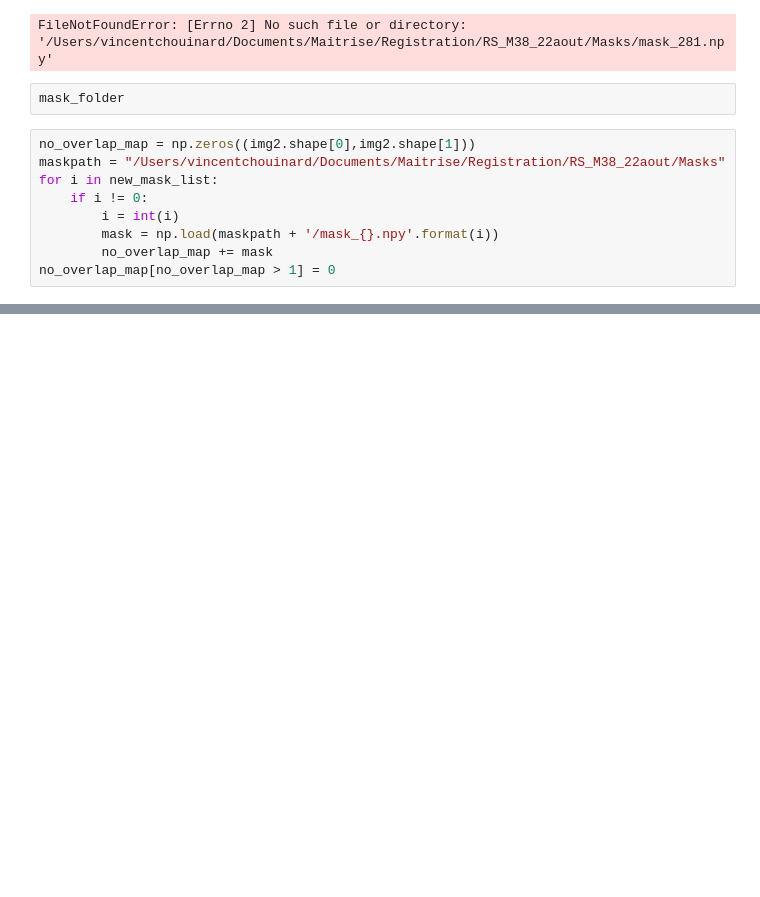
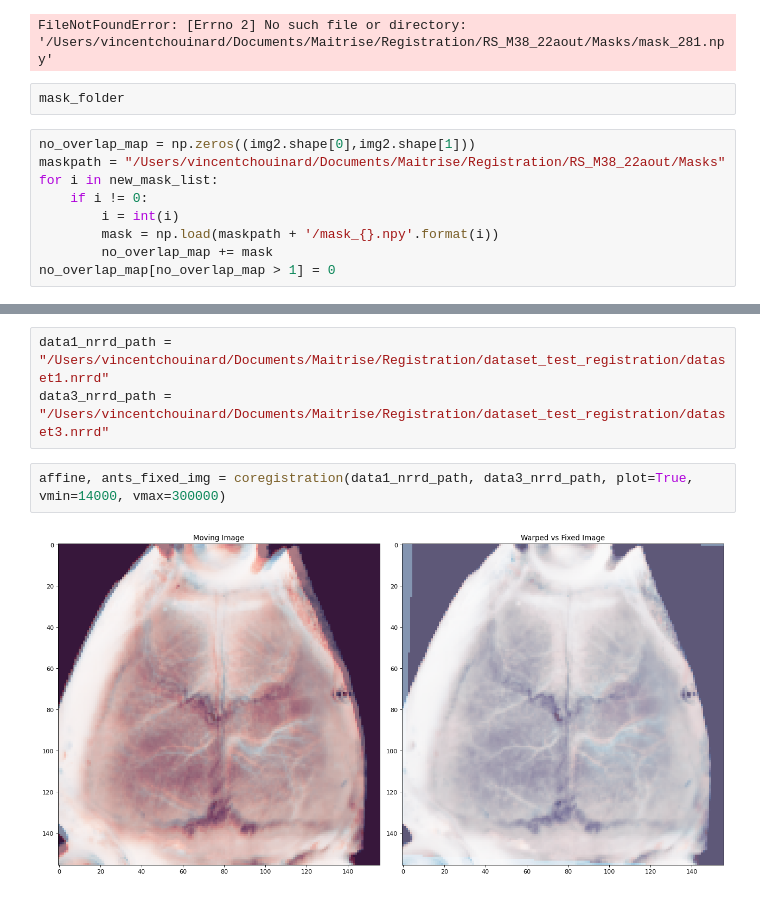
Before and after one commit to vincentpiano123/WideField, a Jupyter notebook: Registration.ipynb, the cells around one changed output, grey strips where cells are left out. Drawn from its saved outputs; the diff is of its cells as text; blank space fills up the shorter version.

```diff
--- a/Registration.ipynb
+++ b/Registration.ipynb
@@ -1202,0 +1363,7 @@ no_overlap_map[no_overlap_map > 1] = 0
+# %%
+data1_nrrd_path = "/Users/vincentchouinard/Documents/Maitrise/Registration/dataset_test_registration/dataset1.nrrd"
+data3_nrrd_path = "/Users/vincentchouinard/Documents/Maitrise/Registration/dataset_test_registration/dataset3.nrrd"
+# %%
+affine, ants_fixed_img = coregistration(data1_nrrd_path, data3_nrrd_path, plot=True, vmin=14000, vmax=300000)
+# %% [output]
+[figure, added]
```
Also changed, not shown: parts of 29 cells of this notebook, 5 other files.
